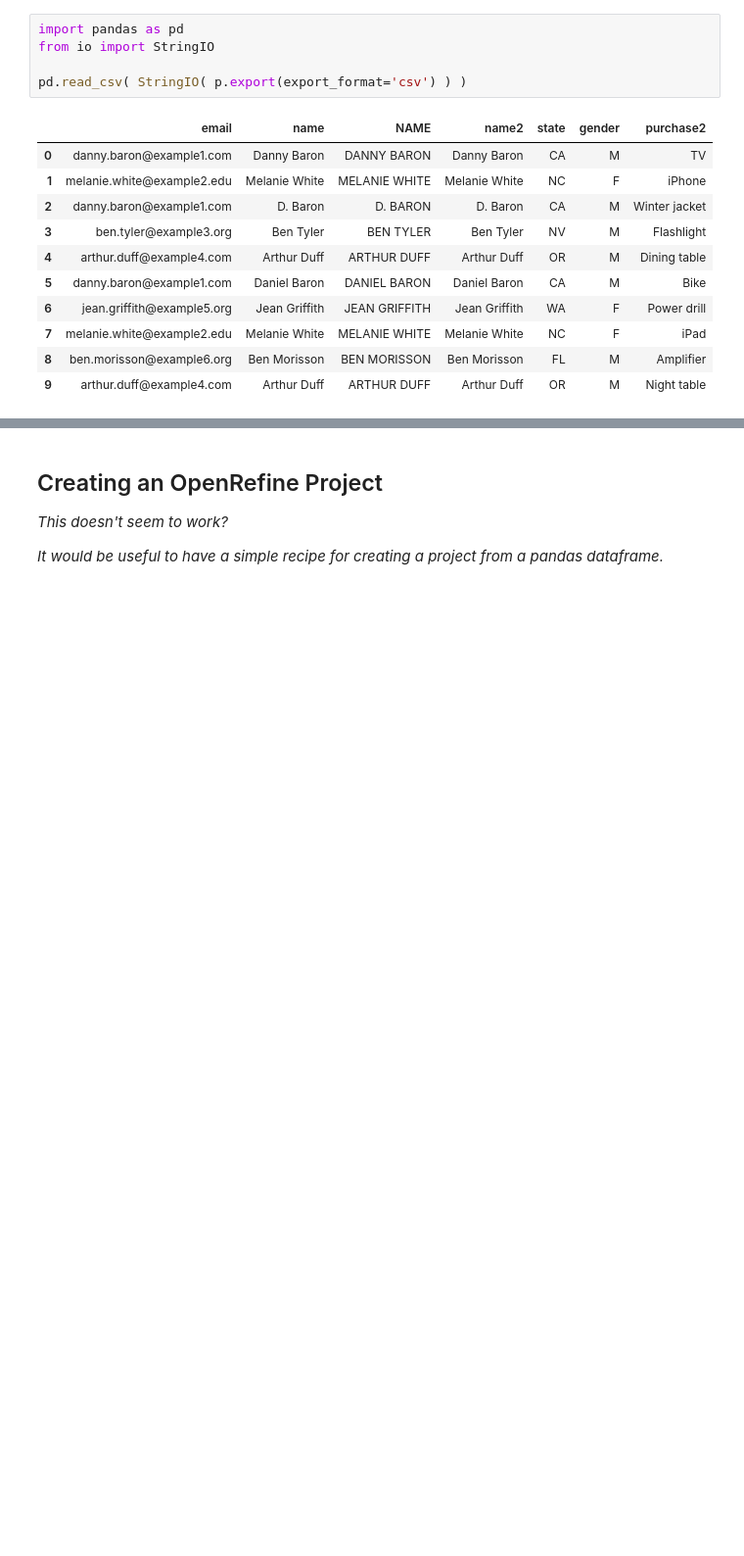
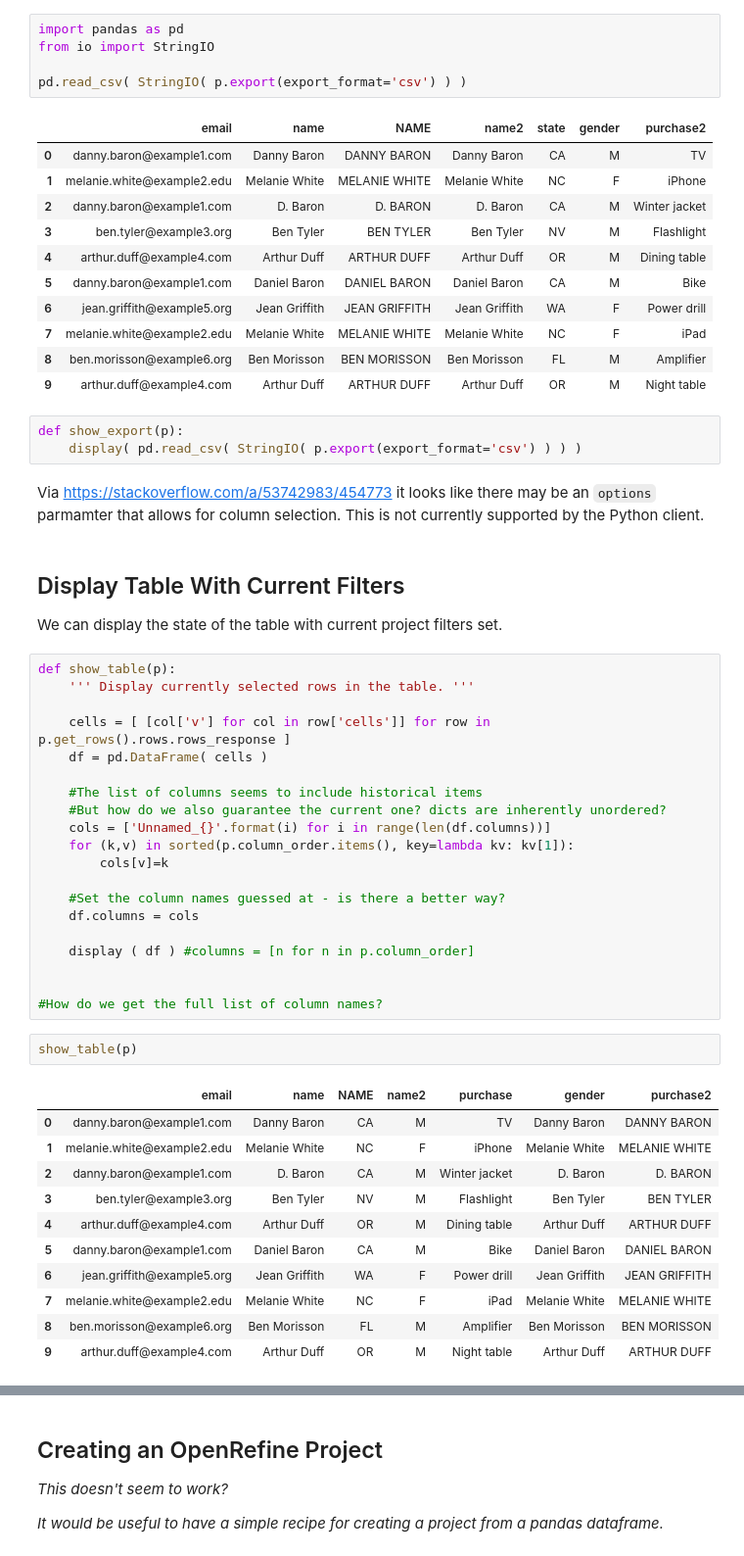
Before and after one commit to wetneb/openrefineder, a Jupyter notebook: notebooks/OpenRefine Demos.ipynb, the cells around one changed output, grey strips where cells are left out. Shown: that part at 98% size. Drawn from its saved outputs; the diff is of its cells as text; blank space fills up the shorter version.

Commit message:
Add more examples, eg sorting, facets

```diff
--- a/notebooks/OpenRefine Demos.ipynb
+++ b/notebooks/OpenRefine Demos.ipynb
@@ -180,3 +187,46 @@ pd.read_csv( StringIO( p.export(export_format='csv') ) )
 | 7 | melanie.white@example2.edu | Melanie White | MELANIE WHITE | Melanie White | NC | F | iPad |
 | 8 | ben.morisson@example6.org | Ben Morisson | BEN MORISSON | Ben Morisson | FL | M | Amplifier |
 | 9 | arthur.duff@example4.com | Arthur Duff | ARTHUR DUFF | Arthur Duff | OR | M | Night table |
+# %%
+def show_export(p):
+    display( pd.read_csv( StringIO( p.export(export_format='csv') ) ) )
+# %% [markdown]
+Via https://stackoverflow.com/a/53742983/454773 it looks like there may be an `options` parmamter that allows for column selection. This is not currently supported by the Python client.
+# %% [markdown]
+## Display Table With Current Filters
+
+We can display the state of the table with current project filters set.
+# %%
+def show_table(p):
+    ''' Display currently selected rows in the table. '''
+
+    cells = [ [col['v'] for col in row['cells']] for row in p.get_rows().rows.rows_response ]
+    df = pd.DataFrame( cells )
+
+    #The list of columns seems to include historical items
+    #But how do we also guarantee the current one? dicts are inherently unordered?
+    cols = ['Unnamed_{}'.format(i) for i in range(len(df.columns))]
+    for (k,v) in sorted(p.column_order.items(), key=lambda kv: kv[1]):
+        cols[v]=k
+
+    #Set the column names guessed at - is there a better way?
+    df.columns = cols
+
+    display ( df ) #columns = [n for n in p.column_order]
+
+
+#How do we get the full list of column names?
+# %%
+show_table(p)
+# %% [output]
+|  | email | name | NAME | name2 | purchase | gender | purchase2 |
+| 0 | danny.baron@example1.com | Danny Baron | CA | M | TV | Danny Baron | DANNY BARON |
+| 1 | melanie.white@example2.edu | Melanie White | NC | F | iPhone | Melanie White | MELANIE WHITE |
+| 2 | danny.baron@example1.com | D. Baron | CA | M | Winter jacket | D. Baron | D. BARON |
+| 3 | ben.tyler@example3.org | Ben Tyler | NV | M | Flashlight | Ben Tyler | BEN TYLER |
+| 4 | arthur.duff@example4.com | Arthur Duff | OR | M | Dining table | Arthur Duff | ARTHUR DUFF |
+| 5 | danny.baron@example1.com | Daniel Baron | CA | M | Bike | Daniel Baron | DANIEL BARON |
+| 6 | jean.griffith@example5.org | Jean Griffith | WA | F | Power drill | Jean Griffith | JEAN GRIFFITH |
+| 7 | melanie.white@example2.edu | Melanie White | NC | F | iPad | Melanie White | MELANIE WHITE |
+| 8 | ben.morisson@example6.org | Ben Morisson | FL | M | Amplifier | Ben Morisson | BEN MORISSON |
+| 9 | arthur.duff@example4.com | Arthur Duff | OR | M | Night table | Arthur Duff | ARTHUR DUFF |
```
Also changed, not shown: parts of 49 cells of this notebook.
